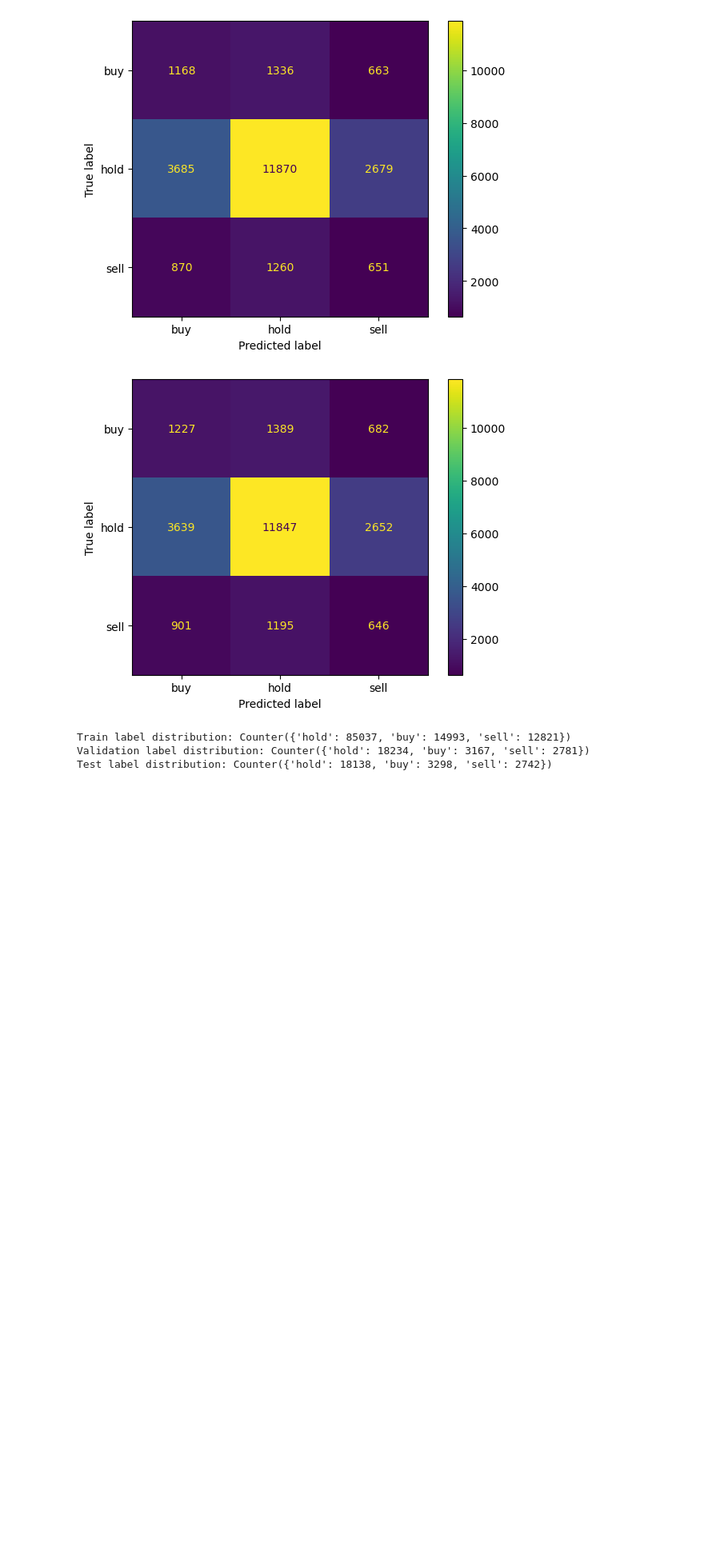
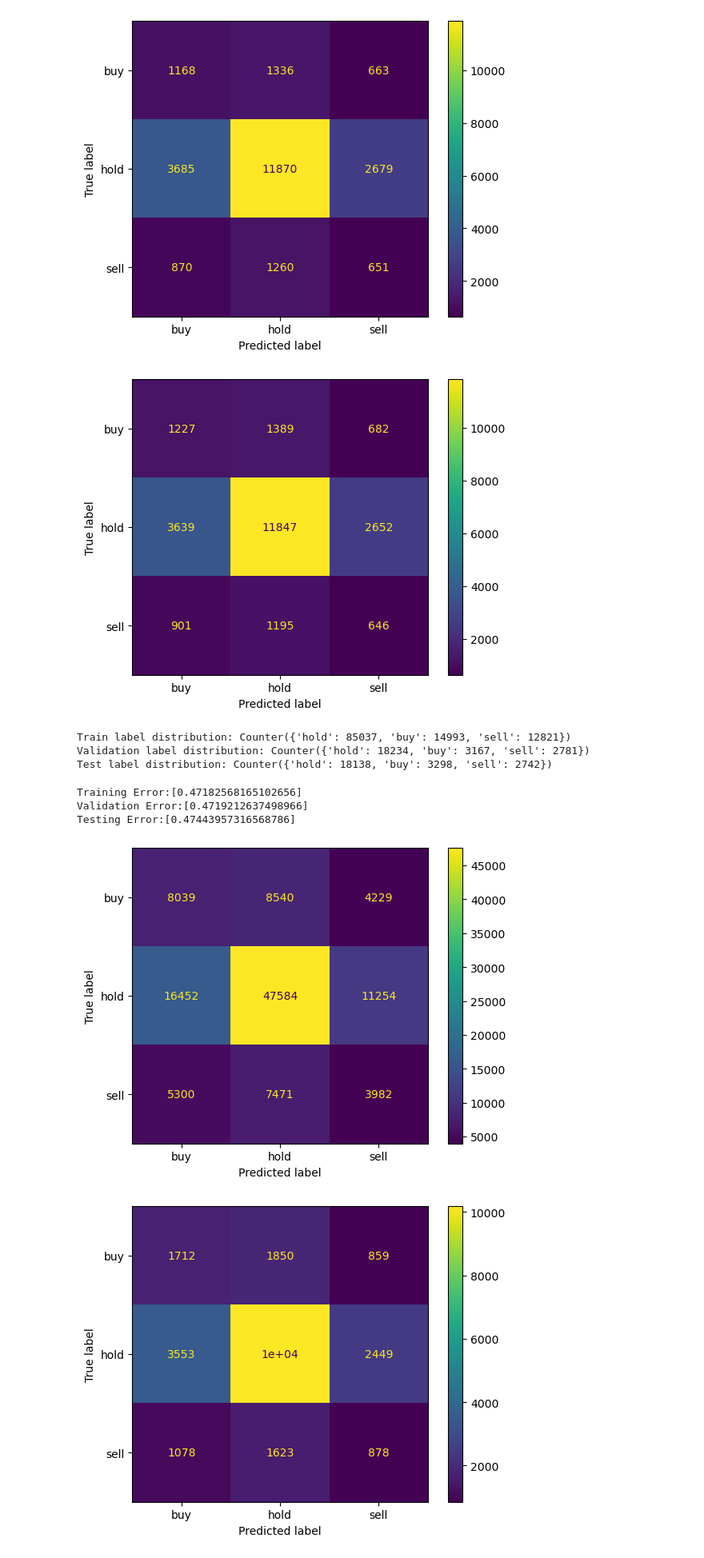
Before and after one commit to anjun745/175-project, a Jupyter notebook: logistic_regression_model.ipynb, the cells around one changed output. Shown: that part at 80% size. Drawn from its saved outputs; the diff is of its cells as text; code cells hidden in the pictures; blank space fills up the shorter version.

Commit message:
Saving logistic regression model (very flawed though)

```diff
--- a/logistic_regression_model.ipynb
+++ b/logistic_regression_model.ipynb
@@ -688,3 +690,82 @@ print("Test label distribution:", Counter(y_test))
 Train label distribution: Counter({'hold': 85037, 'buy': 14993, 'sell': 12821})
 Validation label distribution: Counter({'hold': 18234, 'buy': 3167, 'sell': 2781})
 Test label distribution: Counter({'hold': 18138, 'buy': 3298, 'sell': 2742})
+# %%
+# Preparing training data
+X_train = train_df.drop(columns=['label_3', 'label_7'])
+y_train = train_df['label_7']
+
+# Preparing testing data
+X_test = test_df.drop(columns=['label_3', 'label_7'])
+y_test = test_df['label_7']
+
+# Preparing validation data
+X_val = val_df.drop(columns=['label_3', 'label_7'])
+y_val = val_df['label_7']
+
+# solver = saga, penalty = elasticnet, l1_ratio = 0.95, max iterations = 2000
+tr_accuracy = []
+te_accuracy = []
+val_accuracy = []
+
+tr_error = []
+te_error = []
+va_error = []
+
+scaler = StandardScaler()
+
+X_train_scaled = scaler.fit_transform(X_train)
+X_val_scaled = scaler.transform(X_val)
+X_test_scaled = scaler.transform(X_test)
+
+iterations = 2500
+
+model = LogisticRegression(solver = 'saga', penalty='elasticnet', l1_ratio = 0.95, max_iter=iterations, random_state = seed, class_weight='balanced')
+
+model.fit(X_train_scaled, y_train)
+
+# Calculate training accuracy and error
+tr_err = 1 - model.score(X_train_scaled, y_train)
+tr_acc = model.score(X_train_scaled, y_train)
+
+# Calculate validation accuracy and error
+val_acc = model.score(X_val_scaled, y_val)  # Accuracy on validation set
+val_error = 1 - val_acc  # Error is 1 - accuracy
+
+# Calculate testing accuracy and error
+te_acc = model.score(X_test_scaled, y_test)
+te_err = 1 - model.score(X_test_scaled, y_test)
+
+# Store the results in lists
+tr_accuracy.append(tr_acc)
+val_accuracy.append(val_acc)
+te_accuracy.append(te_acc)
+
+tr_error.append(tr_err)
+va_error.append(val_error)
+te_error.append(te_err)
+
+"""Plotting error/accuracy rates"""
+y_train_pred = model.predict(X_train_scaled)
+y_val_pred = model.predict(X_val_scaled)
+y_test_pred = model.predict(X_test_scaled)
+
+labels = ['buy','hold','sell']
+
+print(f'Training Error:{tr_error}')
+cm_train = metrics.confusion_matrix(y_train, y_train_pred, labels=labels)
+cm_display = metrics.ConfusionMatrixDisplay(confusion_matrix = cm_train, display_labels = labels).plot()
+
+print(f'Validation Error:{va_error}')
+cm_val = metrics.confusion_matrix(y_val, y_val_pred, labels=labels)
+cm_display = metrics.ConfusionMatrixDisplay(confusion_matrix = cm_val, display_labels = labels).plot()
+
+print(f'Testing Error:{te_error}')
+cm_test = metrics.confusion_matrix(y_test, y_test_pred)
+cm_display = metrics.ConfusionMatrixDisplay(confusion_matrix = cm_test, display_labels = labels).plot()
+# %% [output]
+Training Error:[0.47182568165102656]
+Validation Error:[0.4719212637498966]
+Testing Error:[0.47443957316568786]
+[figure, added]
+[figure, added]
```
Also changed, not shown: parts of 6 cells of this notebook.
